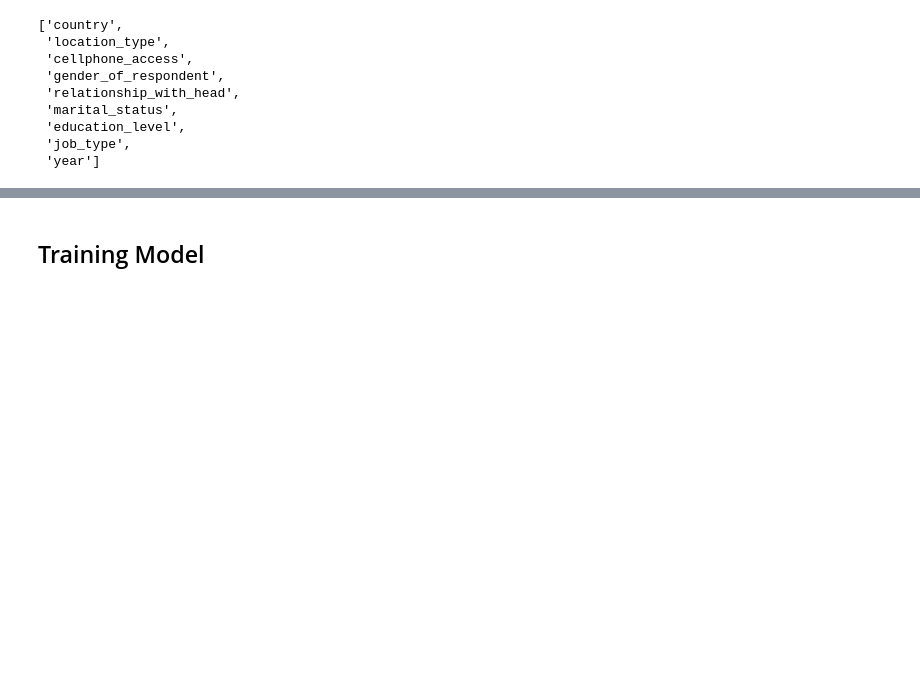
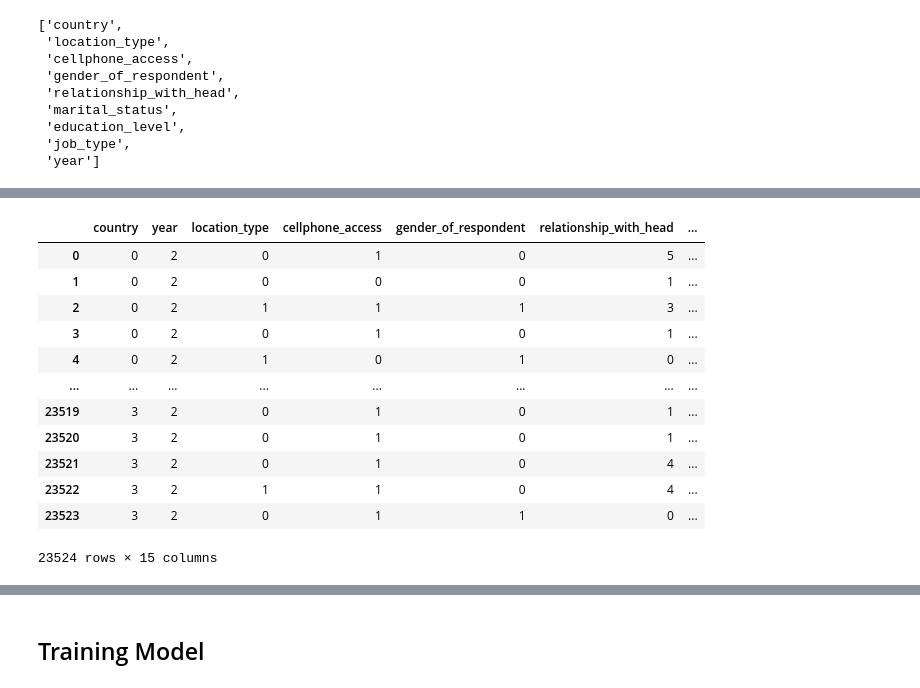
Before and after one commit to timothyafolami/financial-inclusion-in-africa, a Jupyter notebook: code_solution.ipynb, the cells around one changed output, grey strips where cells are left out. Drawn from its saved outputs; the diff is of its cells as text; code cells hidden in the pictures; blank space fills up the shorter version.

```diff
--- a/code_solution.ipynb
+++ b/code_solution.ipynb
@@ -367,3 +373,19 @@ test_2['age_household'] = test_2['log_age_of_respondent'] * test_2['log_househol
+# %%
+train_2
+# %% [output]
+|  | country | year | location_type | cellphone_access | gender_of_respondent | relationship_with_head | ... |
+| 0 | 0 | 2 | 0 | 1 | 0 | 5 | ... |
+| 1 | 0 | 2 | 0 | 0 | 0 | 1 | ... |
+| 2 | 0 | 2 | 1 | 1 | 1 | 3 | ... |
+| 3 | 0 | 2 | 0 | 1 | 0 | 1 | ... |
+| 4 | 0 | 2 | 1 | 0 | 1 | 0 | ... |
+| ... | ... | ... | ... | ... | ... | ... | ... |
+| 23519 | 3 | 2 | 0 | 1 | 0 | 1 | ... |
+| 23520 | 3 | 2 | 0 | 1 | 0 | 1 | ... |
+| 23521 | 3 | 2 | 0 | 1 | 0 | 4 | ... |
+| 23522 | 3 | 2 | 1 | 1 | 0 | 4 | ... |
+| 23523 | 3 | 2 | 0 | 1 | 1 | 0 | ... |
+23524 rows × 15 columns
 # %%
 cols = train_2.columns
 cols
```
Also changed, not shown: parts of 29 cells of this notebook, 9 other files.
